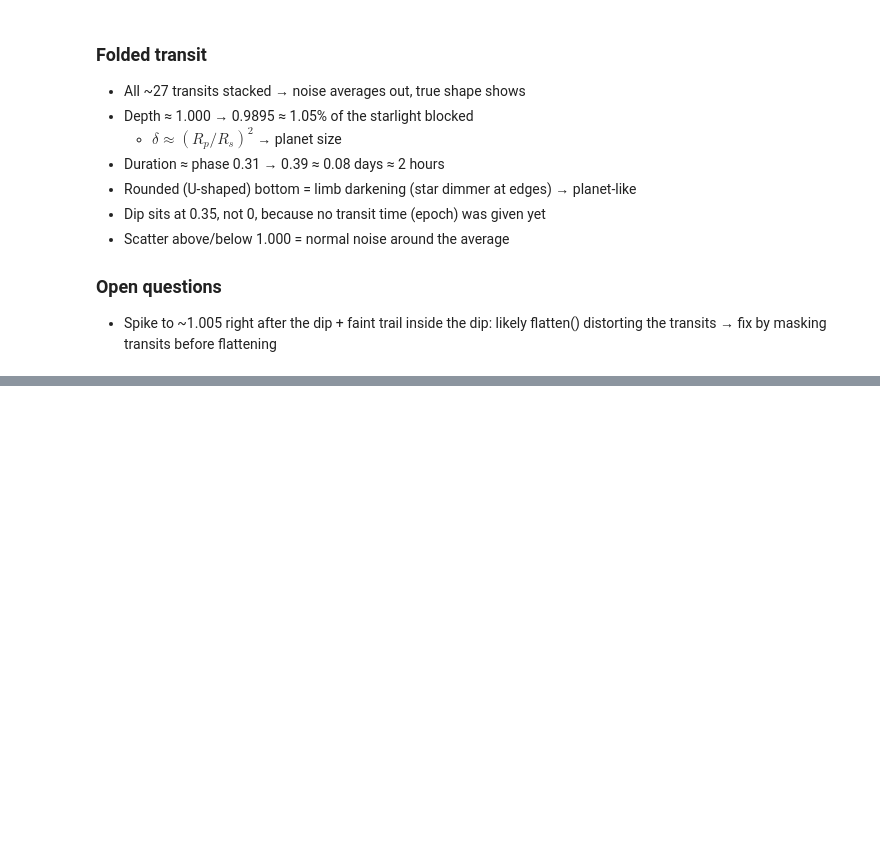
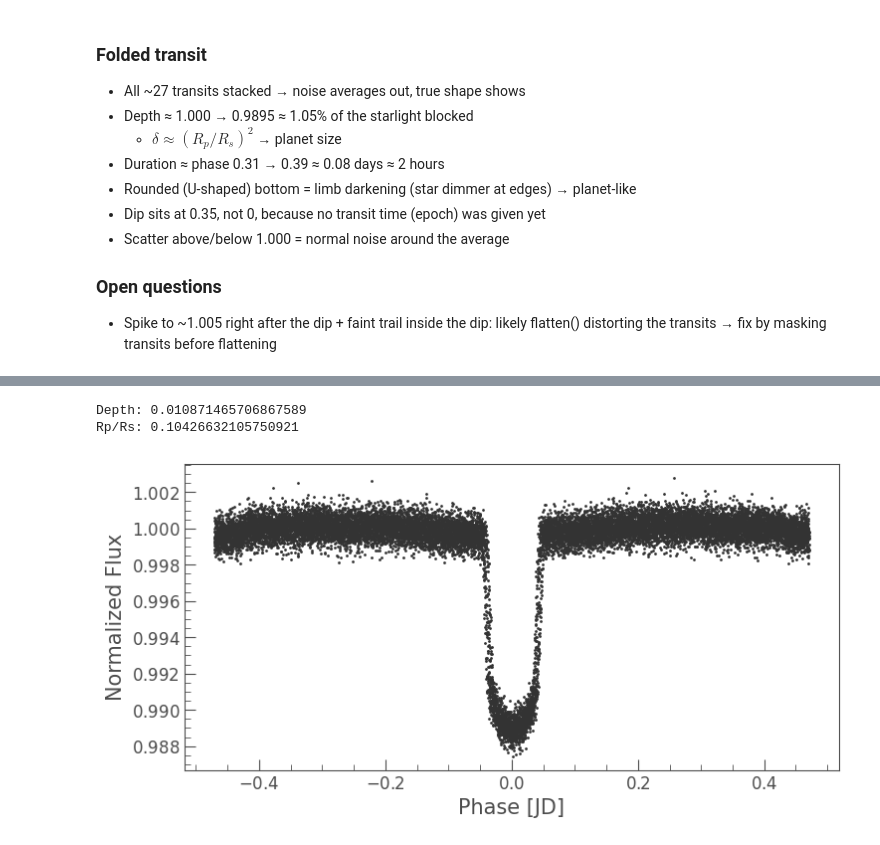
Before and after one commit to JulienRequa/exoplanet-search, a Jupyter notebook: exoplanet_search.ipynb, the cells around one changed output, grey strips where cells are left out. Saved outputs shown, nothing was run; the diff lists cells and outputs as text; code cells hidden in the pictures; blank space fills up the shorter version.

```diff
--- a/exoplanet_search.ipynb
+++ b/exoplanet_search.ipynb
@@ -73,0 +166,19 @@ lc.flatten().fold(period=0.9414526).scatter()
+# %%
+def measure(lc, period, t0, duration):
+    """Fold at the found period (transit centered at 0) and measure the depth
+    from the middle of the dip.
+    """
+    folded = lc.fold(period=plain(period), epoch_time=t0)
+    folded.scatter()
+    middle = folded[np.abs(folded.time.value) < 0.25 * plain(duration)]
+    depth = 1 - np.median(middle.flux.value)
+    return depth
+
+clean_lc2 = clean(lc, period=period, t0=t0, duration=duration)
+depth2 = measure(clean_lc2, period, t0, duration)
+print("Depth:", depth2)
+print("Rp/Rs:", radius_ratio(depth2))
+# %% [output]
+Depth: 0.010871465706867589
+Rp/Rs: 0.10426632105750921
+[figure, added]
```
Also changed, not shown: parts of 23 cells of this notebook.
